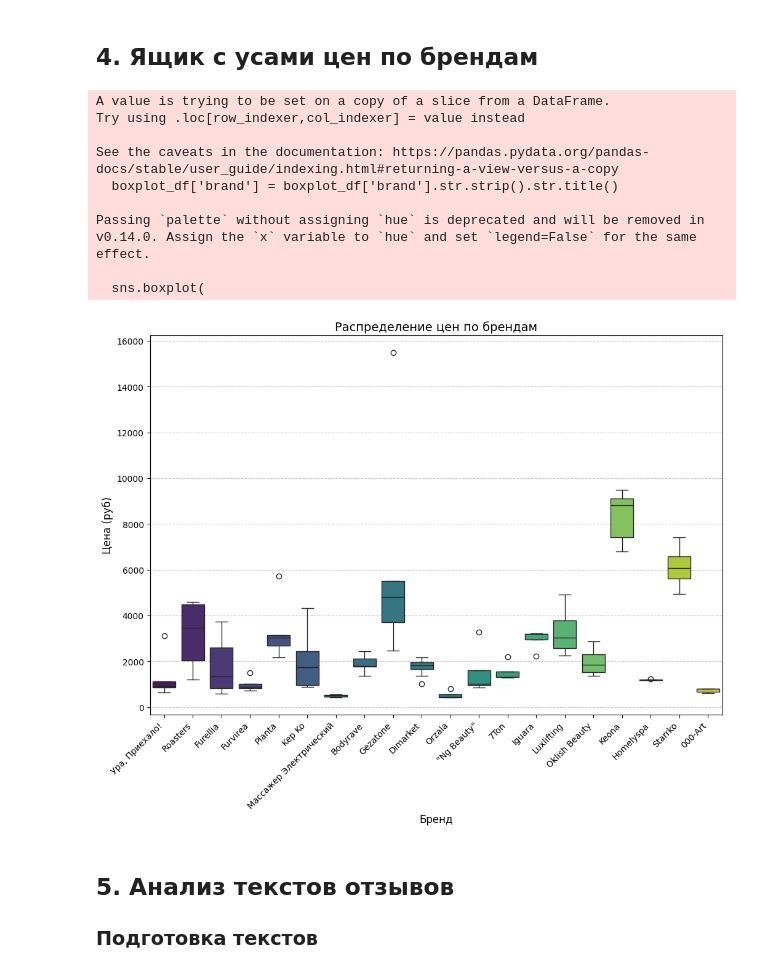
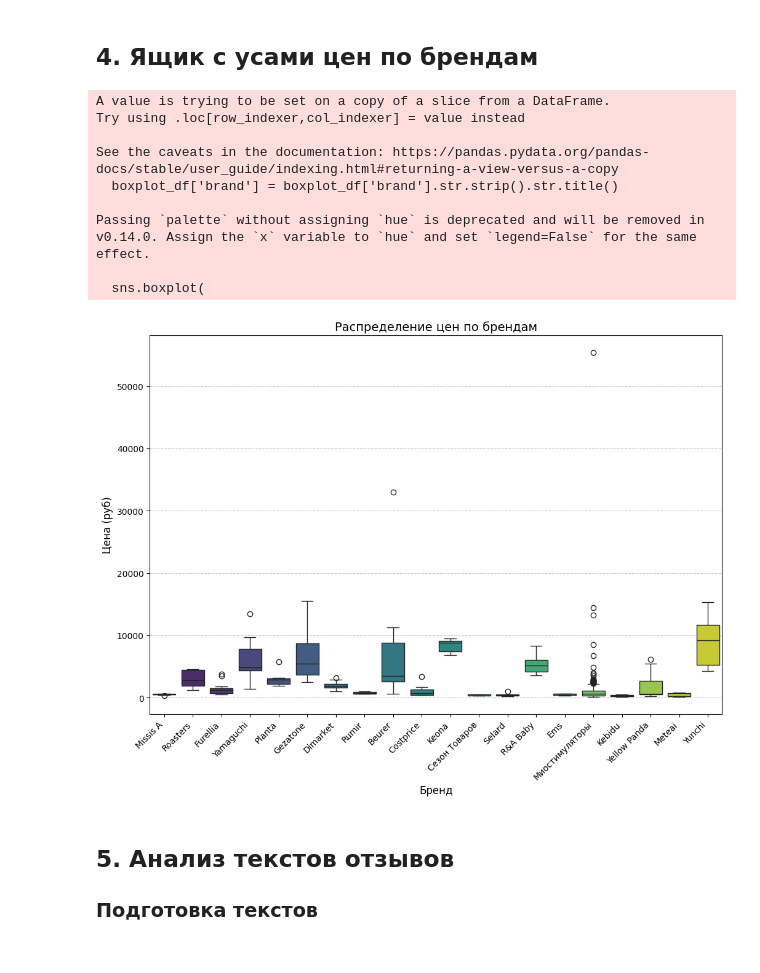
Before and after one commit to nekitmilk/ElectroPunk, a Jupyter notebook: src/notebooks/analisys.ipynb, the cells around one changed output. Saved outputs shown, nothing was run; the diff lists cells and outputs as text; code cells hidden in the pictures.

```diff
--- a/src/notebooks/analisys.ipynb
+++ b/src/notebooks/analisys.ipynb
@@ -953,10 +949,10 @@ print(clear_df["price"].quantile(0.25), clear_df["price"].quantile(0.5), clear_d
 # %%
 from sklearn.cluster import KMeans
 
-clear_df = pd.read_csv("../data/cleared_wb_products.csv")
+Goods = pd.read_csv(f'{CLEAR_DIRECTORY}{GOODS_FILE}')
 
 # Ограничим сильные выбросы 3 сигмами
-price_segment_clear_df = clear_df[clear_df["price"] <= clear_df["price"].mean() + 3 * clear_df["price"].std()]
+price_segment_clear_df = Goods[Goods["price"] <= Goods["price"].mean() + 3 * Goods["price"].std()]
 
 prices = price_segment_clear_df["price"].values.reshape(-1, 1)
 kmeans = KMeans(n_clusters=4, random_state=42).fit(prices)
@@ -1187,38 +1123,40 @@ Passing `palette` without assigning `hue` is deprecated and will be removed in v
 # %% [markdown]
 ## 4. Ящик с усами цен по брендам
 # %%
-# Boxplot по брендам
+# Boxplot по
+
+clear_df = Goods.copy()
 
 boxplot_df = clear_df.dropna(subset=["brand"])
 boxplot_df['brand'] = boxplot_df['brand'].str.strip().str.title()
 
 top_brands = boxplot_df['brand'].value_counts().head(20).index  # Топ-20 брендов
 df_filtered = boxplot_df[boxplot_df['brand'].isin(top_brands)]
 
 plt.figure(figsize=(12, 8))
 sns.boxplot(
     data=df_filtered,
     x='brand',
     y='price',
     palette='viridis'
 )
 plt.title('Распределение цен по брендам', fontsize=14)
 plt.xlabel('Бренд', fontsize=12)
 plt.ylabel('Цена (руб)', fontsize=12)
 plt.xticks(rotation=45, ha='right')  # Поворот подписей
 plt.grid(axis='y', linestyle='--', alpha=0.7)
 plt.show()
 # %% [output]
 A value is trying to be set on a copy of a slice from a DataFrame.
 Try using .loc[row_indexer,col_indexer] = value instead
 
 See the caveats in the documentation: https://pandas.pydata.org/pandas-docs/stable/user_guide/indexing.html#returning-a-view-versus-a-copy
   boxplot_df['brand'] = boxplot_df['brand'].str.strip().str.title()
 
 Passing `palette` without assigning `hue` is deprecated and will be removed in v0.14.0. Assign the `x` variable to `hue` and set `legend=False` for the same effect.
 
   sns.boxplot(
-[figure, old version]
+[figure, new version]
 # %% [markdown]
 ## 5. Анализ текстов отзывов
 ### Подготовка текстов
```
Also changed, not shown: parts of 49 cells of this notebook, 3 other files.
